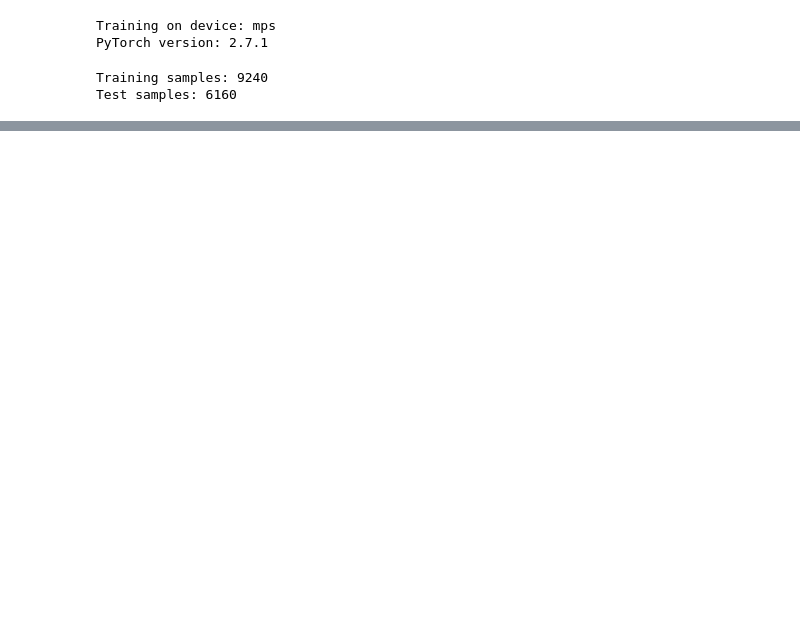
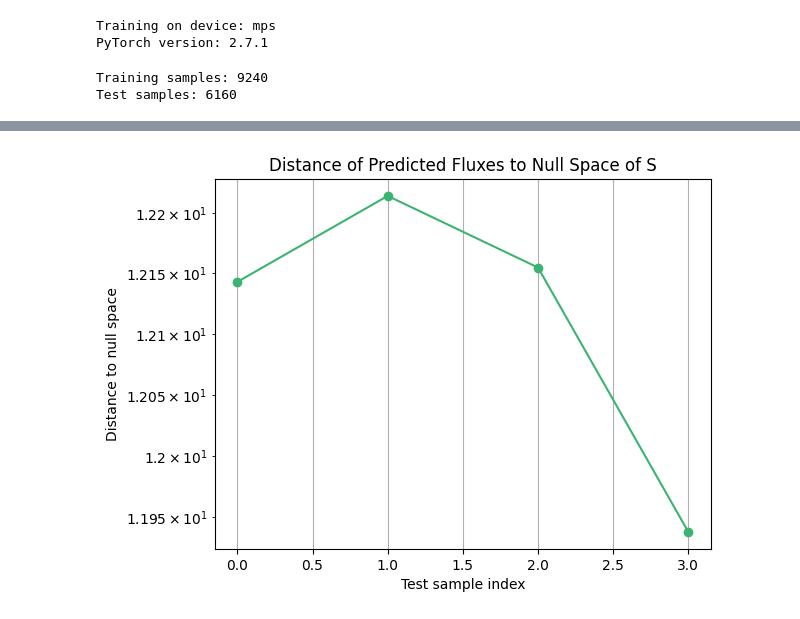
Before and after one commit to mathyharsha/metabolic-NN-harsha, a Jupyter notebook: ecoli_core_UB_transformer_different_sizes.ipynb, the cells around one changed output, grey strips where cells are left out. Saved outputs shown, nothing was run; the diff lists cells and outputs as text; code cells hidden in the pictures; blank space fills up the shorter version.

```diff
--- a/ecoli_core_UB_transformer_different_sizes.ipynb
+++ b/ecoli_core_UB_transformer_different_sizes.ipynb
@@ -793,6 +794,6 @@ model_configs = {'d_model':[
 # %%
 model_names = []
 for e,_ in enumerate(model_configs['d_model']):
-    model_name = f"/models/ecoli_core_UB_null_d{model_configs['d_model'][e]}_h{model_configs['n_heads'][e]}_l{model_configs['n_layers'][e]}_ff{model_configs['d_ff'][e]}/ecoli_core_UB_null_d{model_configs['d_model'][e]}_h{model_configs['n_heads'][e]}_l{model_configs['n_layers'][e]}_ff{model_configs['d_ff'][e]}.pth"
+    model_name = f"ecoli_core_UB_null_d{model_configs['d_model'][e]}_h{model_configs['n_heads'][e]}_l{model_configs['n_layers'][e]}_ff{model_configs['d_ff'][e]}"
     model_names.append(model_name)
 # %%
@@ -809,0 +812,15 @@ for e,_ in enumerate(model_configs['d_model']):
+# %%
+model_name = model_names[4]  # change index to load different models
+checkpoint_path = f"./models/{model_name}/{model_name}_checkpoint.pth"
+
+ # Load the model
+model, config, train_losses, test_losses, data_info = load_pretrained_model(checkpoint_path, device)
+
+total_params = sum(p.numel() for p in model.parameters() if p.requires_grad)
+print(f"\nTotal number of parameters: {total_params:,}")
+
+# Print data information
+print("\nData information:")
+print(f"Dataset: {data_info['dataset']}")
+print(f"Training samples: {data_info['n_train']}")
+print(f"Test samples: {data_info['n_test']}")
@@ -809,0 +911,10 @@ for e,_ in enumerate(model_configs['d_model']):
+# %%
+plt.plot(distance_list, marker='o', linestyle='-', color='mediumseagreen')
+plt.yscale('log')
+plt.xlabel("Test sample index")
+plt.ylabel("Distance to null space")
+plt.title("Distance of Predicted Fluxes to Null Space of S")
+plt.grid(True)
+plt.show()
+# %% [output]
+[figure, added]
```
Also changed, not shown: parts of 6 cells of this notebook, 2 other files.
